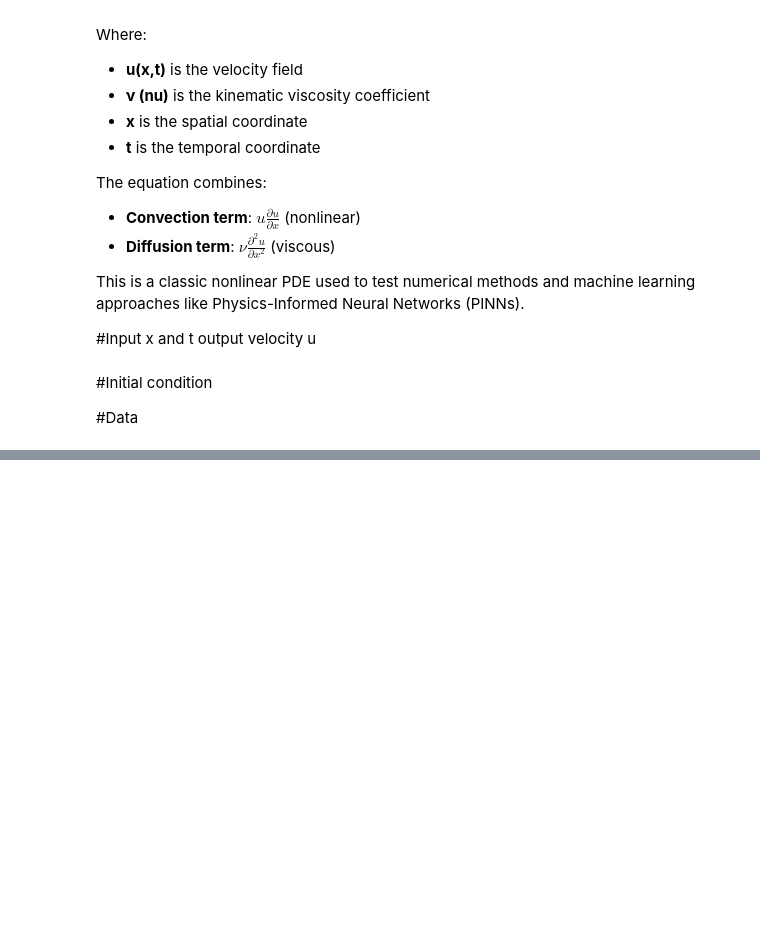
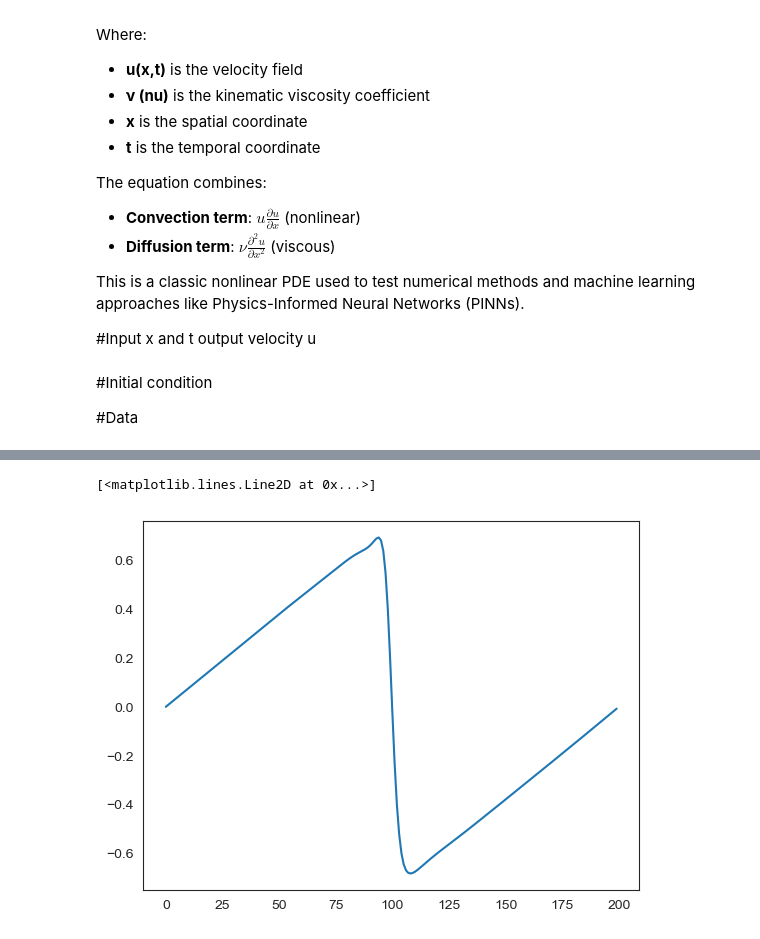
Before and after one commit to marufmullah50/PINNS-and-Inverse-PINNS, a Jupyter notebook: Pytorch_PINNs/burgers_1d_PINNs.ipynb, the cells around one changed output, grey strips where cells are left out. Drawn from its saved outputs; the diff is of its cells as text; code cells hidden in the pictures; blank space fills up the shorter version.

```diff
--- a/Pytorch_PINNs/burgers_1d_PINNs.ipynb
+++ b/Pytorch_PINNs/burgers_1d_PINNs.ipynb
@@ -62,0 +261,5 @@ class Net:
+# %%
+plt.plot(y_pred[:,-1])
+# %% [output]
+[<matplotlib.lines.Line2D at 0x...>]
+[figure, added]
```
Also changed, not shown: parts of 15 cells of this notebook.
